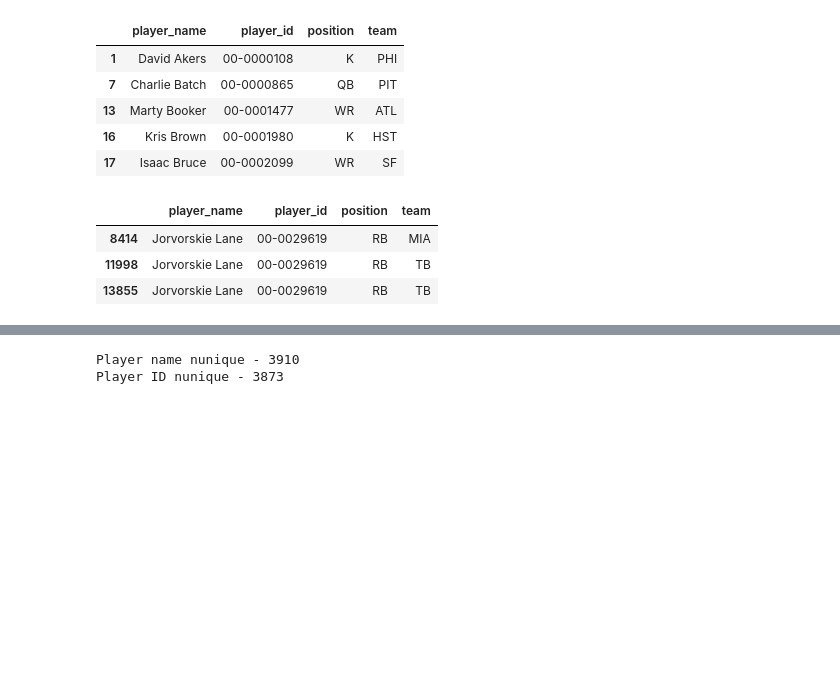
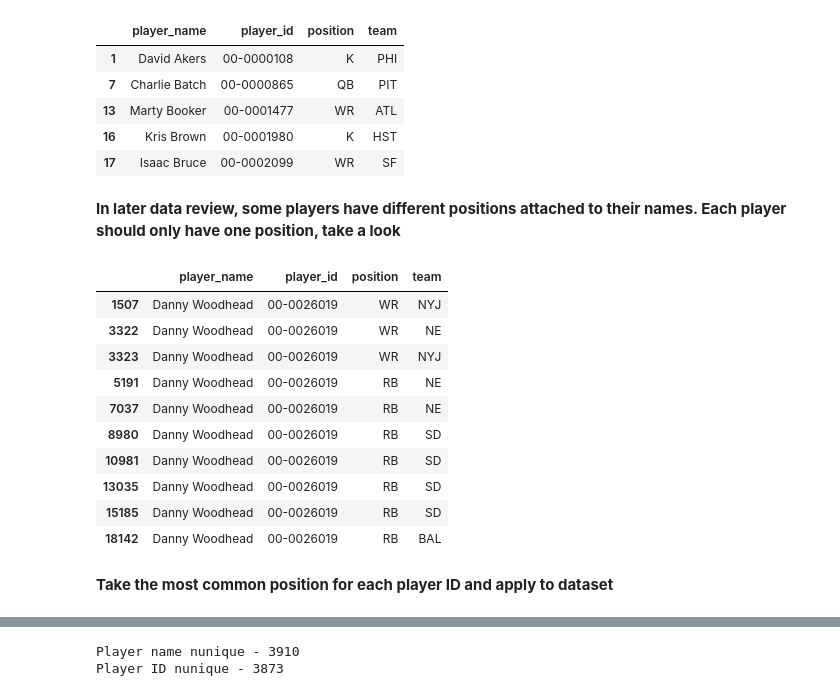
Before and after one commit to nicriv831/NFL-Injury-Risk, a Jupyter notebook: 1-Import_and_Standardize.ipynb, the cells around one changed output, grey strips where cells are left out. Cells and saved outputs as stored; diff of their text form; code cells hidden in the pictures; blank space fills up the shorter version.

Commit message:
Revised clean set for position overlap

```diff
--- a/1-Import_and_Standardize.ipynb
+++ b/1-Import_and_Standardize.ipynb
@@ -349,10 +330,21 @@ id_df.head()
 | 13 | Marty Booker | 00-0001477 | WR | ATL |
 | 16 | Kris Brown | 00-0001980 | K | HST |
 | 17 | Isaac Bruce | 00-0002099 | WR | SF |
+# %% [markdown]
+**In later data review, some players have different positions attached to their names. Each player should only have one position, take a look**
 # %%
-id_df[id_df['player_id'] == '00-0029619']
+id_df[id_df['player_id'] == '00-0026019']
 # %% [output]
 |  | player_name | player_id | position | team |
-| 8414 | Jorvorskie Lane | 00-0029619 | RB | MIA |
-| 11998 | Jorvorskie Lane | 00-0029619 | RB | TB |
-| 13855 | Jorvorskie Lane | 00-0029619 | RB | TB |
+| 1507 | Danny Woodhead | 00-0026019 | WR | NYJ |
+| 3322 | Danny Woodhead | 00-0026019 | WR | NE |
+| 3323 | Danny Woodhead | 00-0026019 | WR | NYJ |
+| 5191 | Danny Woodhead | 00-0026019 | RB | NE |
+| 7037 | Danny Woodhead | 00-0026019 | RB | NE |
+| 8980 | Danny Woodhead | 00-0026019 | RB | SD |
+| 10981 | Danny Woodhead | 00-0026019 | RB | SD |
+| 13035 | Danny Woodhead | 00-0026019 | RB | SD |
+| 15185 | Danny Woodhead | 00-0026019 | RB | SD |
+| 18142 | Danny Woodhead | 00-0026019 | RB | BAL |
+# %% [markdown]
+**Take the most common position for each player ID and apply to dataset**
```
Also changed, not shown: parts of 45 cells of this notebook, 5 other files.
